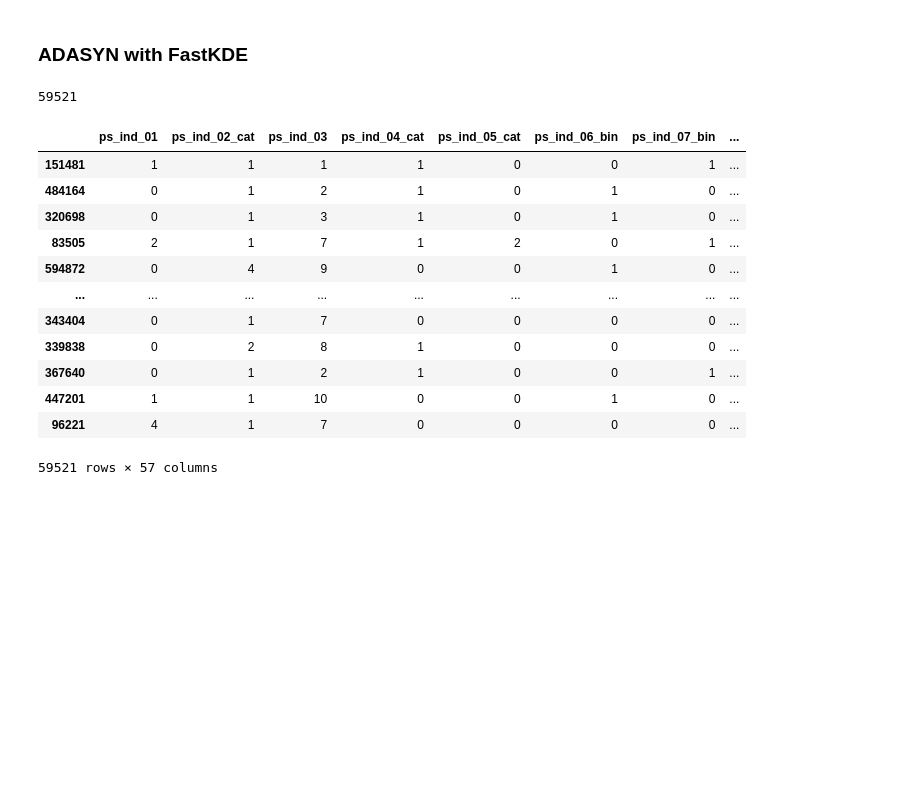
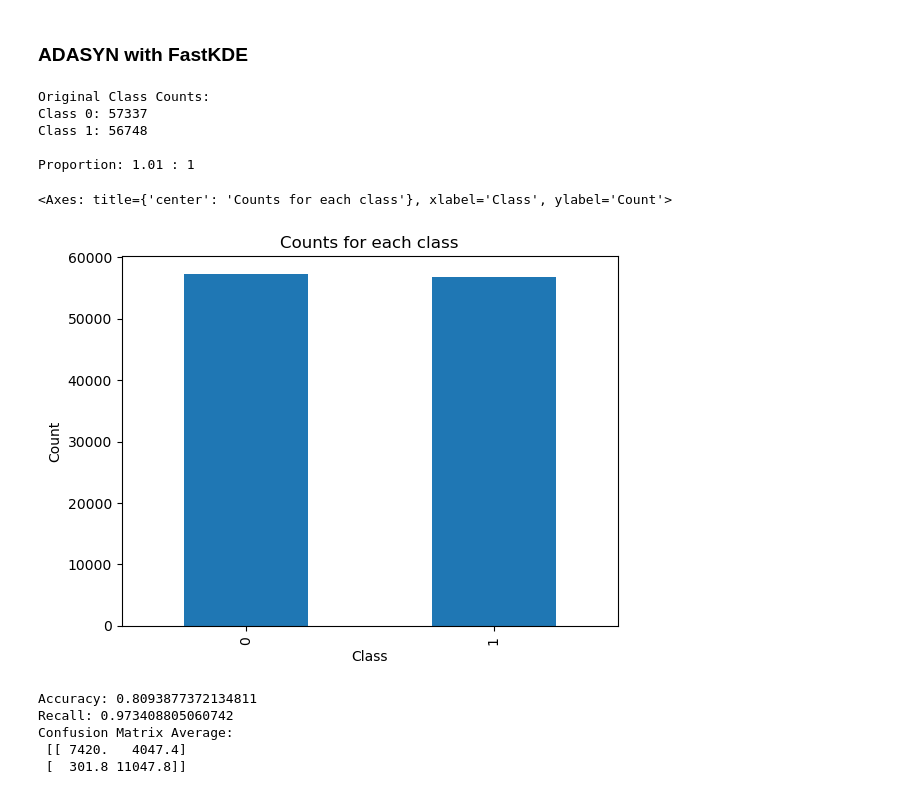
Before and after one commit to scootern917/DATA440, a Jupyter notebook: Homework4/class_imbalance.ipynb, the cells around one changed output. Drawn from its saved outputs; the diff is of its cells as text; code cells hidden in the pictures; blank space fills up the shorter version.

```diff
--- a/Homework4/class_imbalance.ipynb
+++ b/Homework4/class_imbalance.ipynb
@@ -146,27 +146,3 @@ Fold 5 Accuracy: 0.8885739206279982
 Fold 5 Recall: 1.0
 # %% [markdown]
 ### ADASYN with FastKDE
-# %%
-x_arr = np.array(x)
-y_arr = np.array(y)
-
-len(x_arr)
-len(y_arr)
-# %% [output]
-59521
-# %%
-x
-# %% [output]
-|  | ps_ind_01 | ps_ind_02_cat | ps_ind_03 | ps_ind_04_cat | ps_ind_05_cat | ps_ind_06_bin | ps_ind_07_bin | ... |
-| 151481 | 1 | 1 | 1 | 1 | 0 | 0 | 1 | ... |
-| 484164 | 0 | 1 | 2 | 1 | 0 | 1 | 0 | ... |
-| 320698 | 0 | 1 | 3 | 1 | 0 | 1 | 0 | ... |
-| 83505 | 2 | 1 | 7 | 1 | 2 | 0 | 1 | ... |
-| 594872 | 0 | 4 | 9 | 0 | 0 | 1 | 0 | ... |
-| ... | ... | ... | ... | ... | ... | ... | ... | ... |
-| 343404 | 0 | 1 | 7 | 0 | 0 | 0 | 0 | ... |
-| 339838 | 0 | 2 | 8 | 1 | 0 | 0 | 0 | ... |
-| 367640 | 0 | 1 | 2 | 1 | 0 | 0 | 1 | ... |
-| 447201 | 1 | 1 | 10 | 0 | 0 | 1 | 0 | ... |
-| 96221 | 4 | 1 | 7 | 0 | 0 | 0 | 0 | ... |
-59521 rows × 57 columns
@@ -172,0 +161,26 @@ x
+# %%
+model = KNeighborsClassifier()
+SKFold = StratifiedKFold()
+# use adasyn to resample the minority class
+adasyn = ADASYN(sampling_strategy='minority',n_neighbors=5)
+x_resampled, y_resampled = adasyn.fit_resample(x_arr,y_arr)
+# %%
+# we have to convert back to df so we can visualize the class counts
+y_series = pd.Series(y_resampled, name='class')
+target_counts = y_series.value_counts()
+print('Original Class Counts:')
+print('Class 0:', target_counts[0])
+print('Class 1:', target_counts[1])
+print()
+print('Proportion:', round(target_counts[0] / target_counts[1], 2), ': 1')
+
+# plot the initial distribution of classes
+target_counts.plot(kind='bar', title='Counts for each class', xlabel='Class', ylabel='Count')
+# %% [output]
+Original Class Counts:
+Class 0: 57337
+Class 1: 56748
+
+Proportion: 1.01 : 1
+<Axes: title={'center': 'Counts for each class'}, xlabel='Class', ylabel='Count'>
+[figure, added]
@@ -172,0 +191,10 @@ x
+# %%
+print(f"Accuracy: {np.mean(accuracy)}")
+print(f"Recall: {np.mean(recall)}")
+print(f"Confusion Matrix Average:\n {np.mean(cm_list, axis=0)}")
+# %% [output]
+Accuracy: 0.8093877372134811
+Recall: 0.973408805060742
+Confusion Matrix Average:
+ [[ 7420.   4047.4]
+ [  301.8 11047.8]]
```
Also changed, not shown: parts of 10 cells of this notebook.
